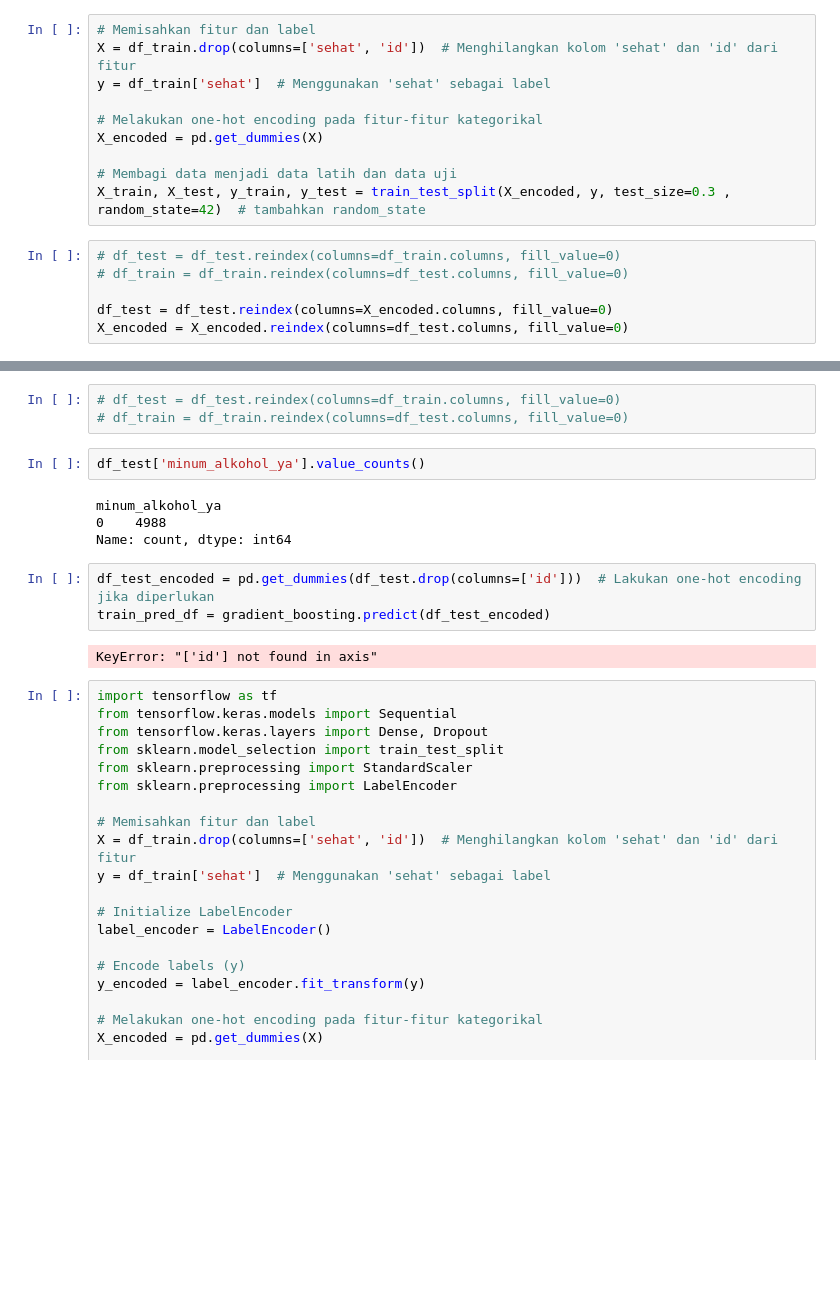
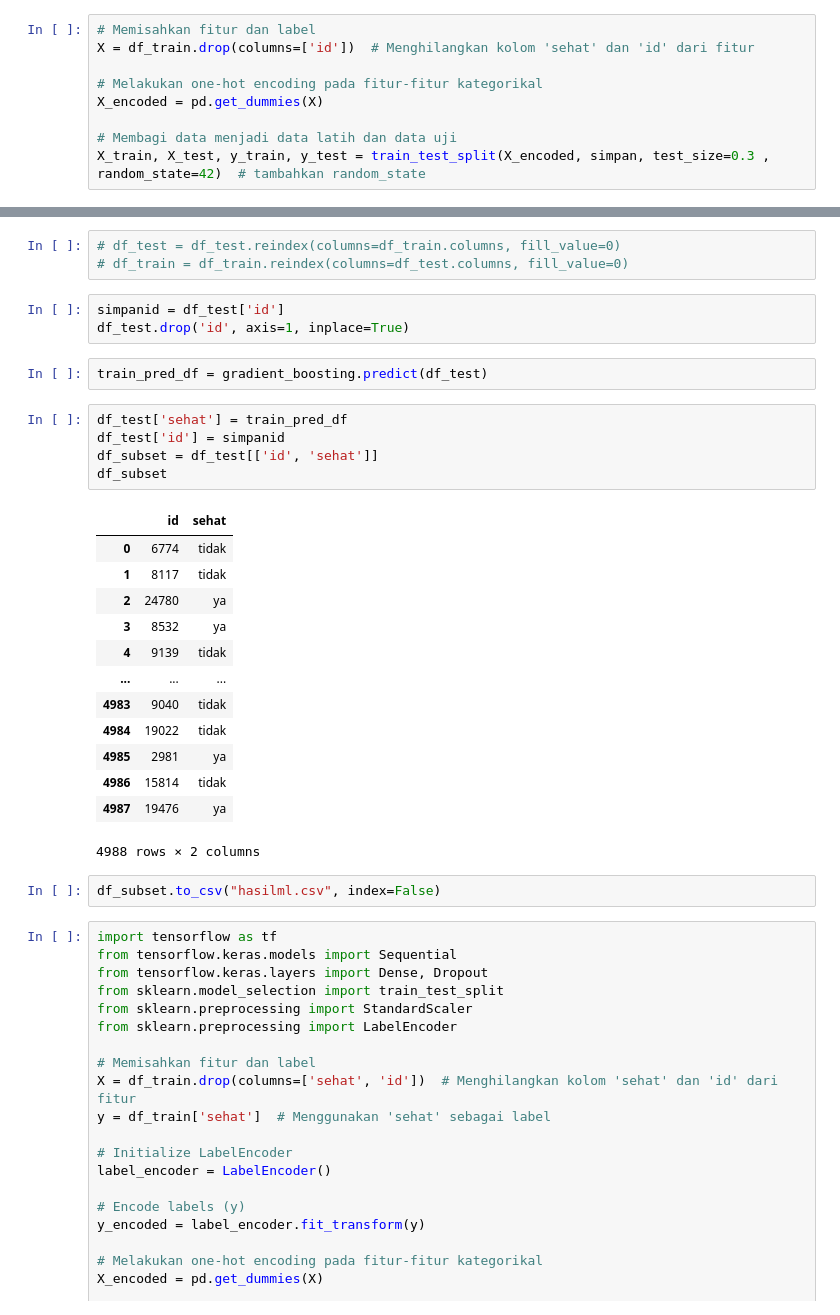
Before and after one commit to denisikiandani/KaggleCompetition-Wellness_Classifier, a Jupyter notebook: ml_uts.ipynb, the cells around one changed output, grey strips where cells are left out. Drawn from its saved outputs; the diff is of its cells as text; blank space fills up the shorter version.

Commit message:
perbaiki cara predict

```diff
--- a/ml_uts.ipynb
+++ b/ml_uts.ipynb
@@ -422,19 +430,12 @@ from sklearn.metrics import accuracy_score
 # %%
 # Memisahkan fitur dan label
-X = df_train.drop(columns=['sehat', 'id'])  # Menghilangkan kolom 'sehat' dan 'id' dari fitur
-y = df_train['sehat']  # Menggunakan 'sehat' sebagai label
+X = df_train.drop(columns=['id'])  # Menghilangkan kolom 'sehat' dan 'id' dari fitur
 
 # Melakukan one-hot encoding pada fitur-fitur kategorikal
 X_encoded = pd.get_dummies(X)
 
 # Membagi data menjadi data latih dan data uji
-X_train, X_test, y_train, y_test = train_test_split(X_encoded, y, test_size=0.3 , random_state=42)  # tambahkan random_state
+X_train, X_test, y_train, y_test = train_test_split(X_encoded, simpan, test_size=0.3 , random_state=42)  # tambahkan random_state
-# %%
-# df_test = df_test.reindex(columns=df_train.columns, fill_value=0)
-# df_train = df_train.reindex(columns=df_test.columns, fill_value=0)
-
-df_test = df_test.reindex(columns=X_encoded.columns, fill_value=0)
-X_encoded = X_encoded.reindex(columns=df_test.columns, fill_value=0)
 # %%
 # Definisikan fungsi untuk melatih dan mengevaluasi model
 def train_model(model, X_train, y_train, X_test, y_test):
@@ -520,17 +494,32 @@ Accuracy on test set: 0.808
 # %%
 # df_test = df_test.reindex(columns=df_train.columns, fill_value=0)
 # df_train = df_train.reindex(columns=df_test.columns, fill_value=0)
-# %%
-df_test['minum_alkohol_ya'].value_counts()
-# %% [output]
-minum_alkohol_ya
-0    4988
-Name: count, dtype: int64
 # %%
-df_test_encoded = pd.get_dummies(df_test.drop(columns=['id']))  # Lakukan one-hot encoding jika diperlukan
-train_pred_df = gradient_boosting.predict(df_test_encoded)
+simpanid = df_test['id']
+df_test.drop('id', axis=1, inplace=True)
-# %% [output]
-KeyError: "['id'] not found in axis"
+# %%
+train_pred_df = gradient_boosting.predict(df_test)
+# %%
+df_test['sehat'] = train_pred_df
+df_test['id'] = simpanid
+df_subset = df_test[['id', 'sehat']]
+df_subset
+# %% [output]
+|  | id | sehat |
+| 0 | 6774 | tidak |
+| 1 | 8117 | tidak |
+| 2 | 24780 | ya |
+| 3 | 8532 | ya |
+| 4 | 9139 | tidak |
+| ... | ... | ... |
+| 4983 | 9040 | tidak |
+| 4984 | 19022 | tidak |
+| 4985 | 2981 | ya |
+| 4986 | 15814 | tidak |
+| 4987 | 19476 | ya |
+4988 rows × 2 columns
+# %%
+df_subset.to_csv("hasilml.csv", index=False)
 # %%
 import tensorflow as tf
 from tensorflow.keras.models import Sequential
```
Also changed, not shown: parts of 3 cells of this notebook, 1 other file.
